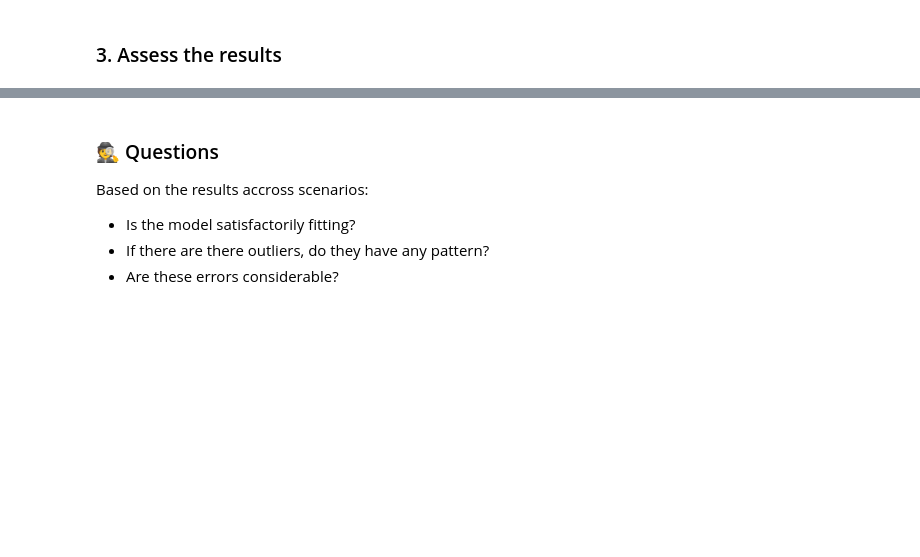
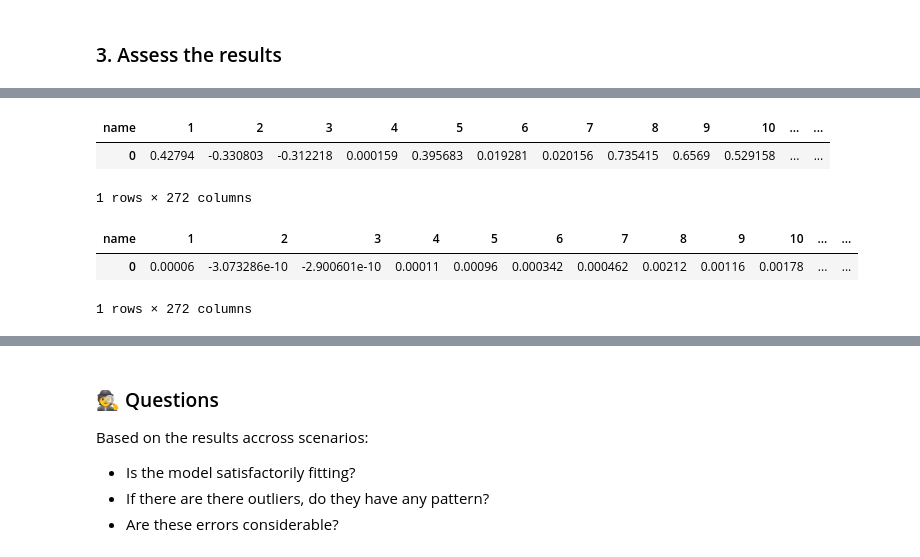
Before and after one commit to alextremo0205/MUDE_ML_Optimization_Project, a Jupyter notebook: 4_2.4_ML_Metamodel_in_GA.ipynb, the cells around one changed output, grey strips where cells are left out. Saved outputs shown, nothing was run; the diff lists cells and outputs as text; code cells hidden in the pictures; blank space fills up the shorter version.

```diff
--- a/4_2.4_ML_Metamodel_in_GA.ipynb
+++ b/4_2.4_ML_Metamodel_in_GA.ipynb
@@ -269,0 +335,12 @@ pressure_heads = max_target * pressure_tensor.detach().numpy() + node_elevation.
+# %%
+results.node['pressure']
+# %% [output]
+| name | 1 | 2 | 3 | 4 | 5 | 6 | 7 | 8 | 9 | 10 | ... | ... |
+| 0 | 0.42794 | -0.330803 | -0.312218 | 0.000159 | 0.395683 | 0.019281 | 0.020156 | 0.735415 | 0.6569 | 0.529158 | ... | ... |
+1 rows × 272 columns
+# %%
+results.node['demand']
+# %% [output]
+| name | 1 | 2 | 3 | 4 | 5 | 6 | 7 | 8 | 9 | 10 | ... | ... |
+| 0 | 0.00006 | -3.073286e-10 | -2.900601e-10 | 0.00011 | 0.00096 | 0.000342 | 0.000462 | 0.00212 | 0.00116 | 0.00178 | ... | ... |
+1 rows × 272 columns
```
Also changed, not shown: parts of 14 cells of this notebook, 8 other files.
